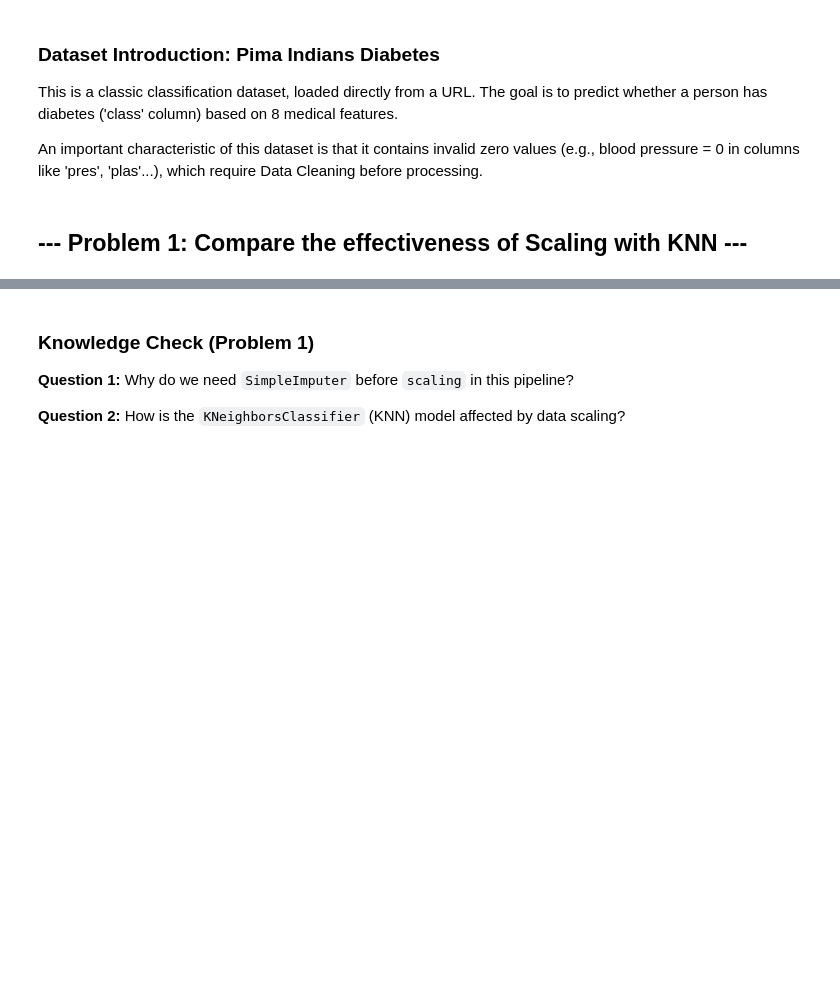
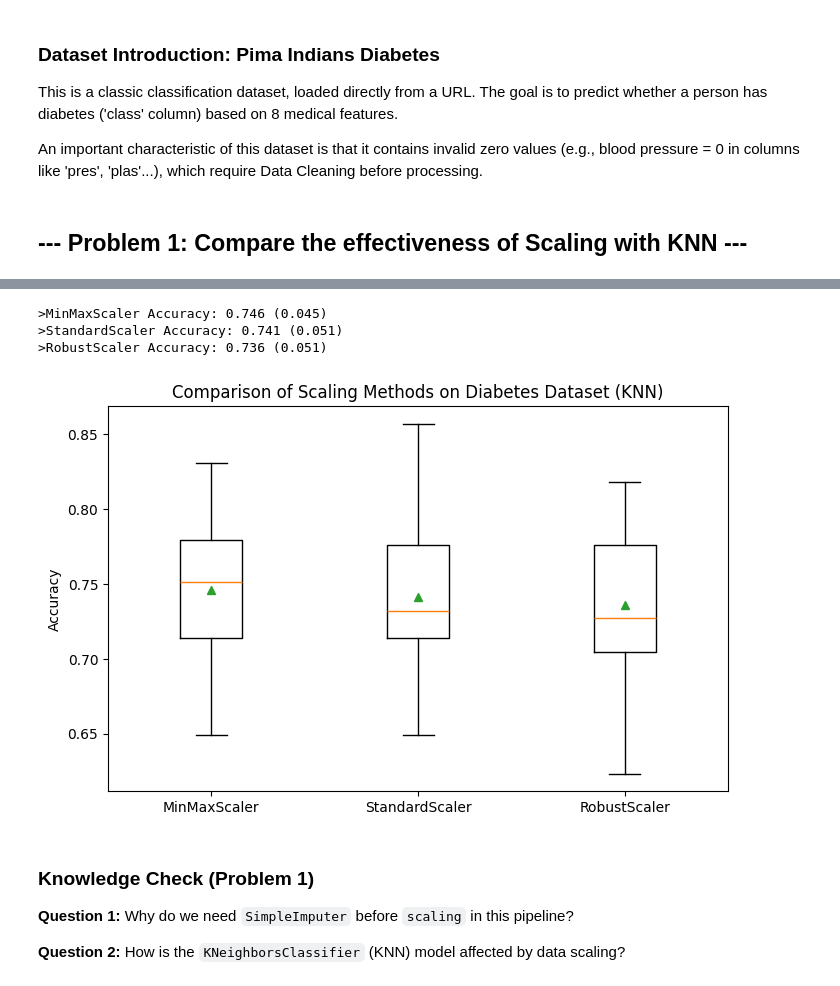
Before and after one commit to ntlong-NEU/DSEB65B-DataPre-Visual, a Jupyter notebook: Data_pre_exercises.ipynb, the cells around one changed output, grey strips where cells are left out. Cells and saved outputs as stored; diff of their text form; code cells hidden in the pictures; blank space fills up the shorter version.

```diff
--- a/Data_pre_exercises.ipynb
+++ b/Data_pre_exercises.ipynb
@@ -106,3 +138,36 @@ print("Pima Indians Diabetes dataset loaded successfully from URL.")
+# %%
+# 3. Sử dụng SimpleImputer để điền giá trị thiếu trước khi scale
+imputer_pima = SimpleImputer(strategy='mean')
+
+# 4. Định nghĩa các pipeline với các phương pháp scaling khác nhau
+pipelines = {
+    'MinMaxScaler': Pipeline(steps=[('i', imputer_pima), ('s', MinMaxScaler()), ('m', KNeighborsClassifier())]),
+    'StandardScaler': Pipeline(steps=[('i', imputer_pima), ('s', StandardScaler()), ('m', KNeighborsClassifier())]),
+    'RobustScaler': Pipeline(steps=[('i', imputer_pima), ('s', RobustScaler()), ('m', KNeighborsClassifier())])
+}
+
+# 5. Định nghĩa quy trình đánh giá chéo
+cv_class = RepeatedStratifiedKFold(n_splits=10, n_repeats=3, random_state=1)
+
+# 6. Đánh giá từng pipeline
+results_scaling = {}
+for name, pipeline in pipelines.items():
+    scores = cross_val_score(pipeline, X_pima, y_pima, scoring='accuracy', cv=cv_class, n_jobs=-1)
+    results_scaling[name] = scores
+    # 7. In kết quả
+    print(f'>{name} Accuracy: {mean(scores):.3f} ({std(scores):.3f})')
+
+# 8. Vẽ biểu đồ so sánh
+plt.figure(figsize=(8, 5))
+plt.boxplot(results_scaling.values(), labels=results_scaling.keys(), showmeans=True)
+plt.title('Comparison of Scaling Methods on Diabetes Dataset (KNN)')
+plt.ylabel('Accuracy')
+plt.show()
+# %% [output]
+>MinMaxScaler Accuracy: 0.746 (0.045)
+>StandardScaler Accuracy: 0.741 (0.051)
+>RobustScaler Accuracy: 0.736 (0.051)
+[figure, added]
 # %% [markdown]
 ### Knowledge Check (Problem 1)
 
```
Also changed, not shown: parts of 21 cells of this notebook, 2 other files.
